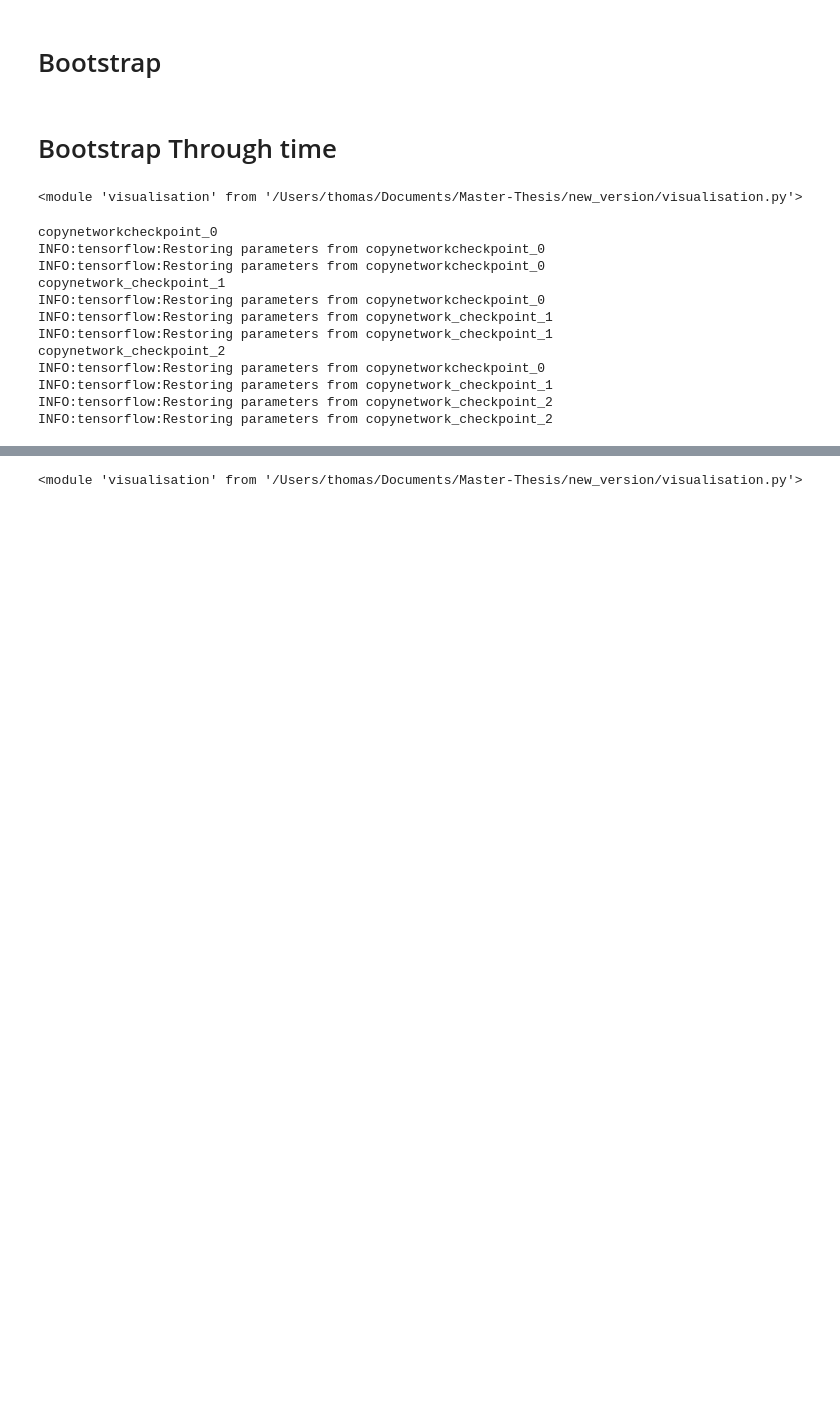
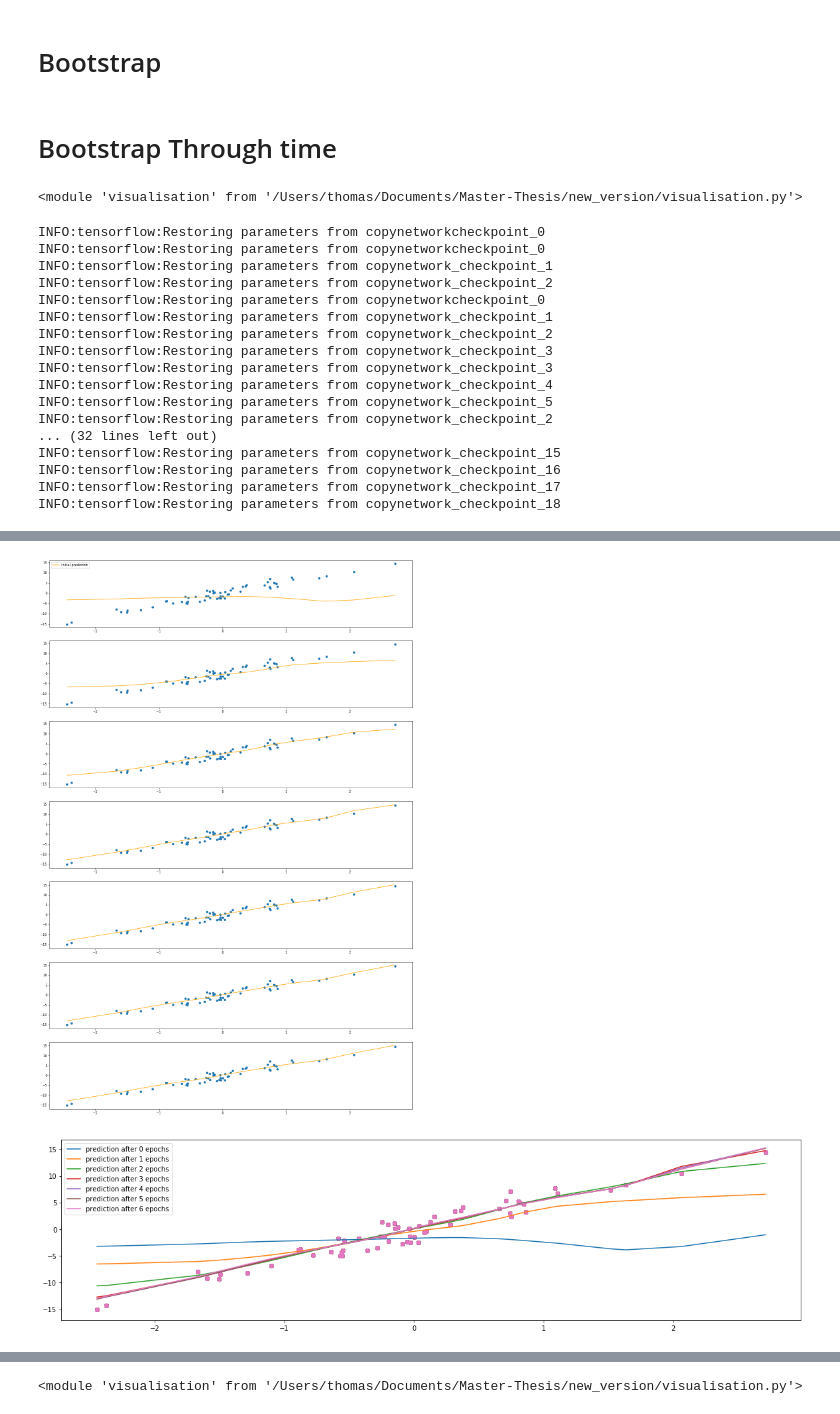
Before and after one commit to wooohoooo/Master-Thesis, a Jupyter notebook: new_version/ensembles.ipynb, the cells around one changed output, grey strips where cells are left out. Saved outputs shown, nothing was run; the diff lists cells and outputs as text; code cells hidden in the pictures; blank space fills up the shorter version.

```diff
--- a/new_version/ensembles.ipynb
+++ b/new_version/ensembles.ipynb
@@ -215,17 +214,22 @@ importlib.reload(visualisation)
 <module 'visualisation' from '/Users/thomas/Documents/Master-Thesis/new_version/visualisation.py'>
 # %%
 #net = EnsembleNetwork(num_epochs=25)#num_epochs = num_epochs,learning_rate=learning_rate,adversarial=False,num_neurons=num_neurons)
-visualisation.visualise(bob,dataset_creation.LinearDataset)
+visualisation.visualise(bob,dataset_creation.LinearDataset,num_meta_epochs=6)
 # %% [output]
-copynetworkcheckpoint_0
 INFO:tensorflow:Restoring parameters from copynetworkcheckpoint_0
-INFO:tensorflow:Restoring parameters from copynetworkcheckpoint_0
-copynetwork_checkpoint_1
-INFO:tensorflow:Restoring parameters from copynetworkcheckpoint_0
-INFO:tensorflow:Restoring parameters from copynetwork_checkpoint_1
-INFO:tensorflow:Restoring parameters from copynetwork_checkpoint_1
-copynetwork_checkpoint_2
 INFO:tensorflow:Restoring parameters from copynetworkcheckpoint_0
 INFO:tensorflow:Restoring parameters from copynetwork_checkpoint_1
 INFO:tensorflow:Restoring parameters from copynetwork_checkpoint_2
+INFO:tensorflow:Restoring parameters from copynetworkcheckpoint_0
+INFO:tensorflow:Restoring parameters from copynetwork_checkpoint_1
 INFO:tensorflow:Restoring parameters from copynetwork_checkpoint_2
+INFO:tensorflow:Restoring parameters from copynetwork_checkpoint_3
+INFO:tensorflow:Restoring parameters from copynetwork_checkpoint_3
+INFO:tensorflow:Restoring parameters from copynetwork_checkpoint_4
+INFO:tensorflow:Restoring parameters from copynetwork_checkpoint_5
+INFO:tensorflow:Restoring parameters from copynetwork_checkpoint_2
+... (32 lines left out)
+INFO:tensorflow:Restoring parameters from copynetwork_checkpoint_15
+INFO:tensorflow:Restoring parameters from copynetwork_checkpoint_16
+INFO:tensorflow:Restoring parameters from copynetwork_checkpoint_17
+INFO:tensorflow:Restoring parameters from copynetwork_checkpoint_18
@@ -231,0 +237,2 @@ INFO:tensorflow:Restoring parameters from copynetwork_checkpoint_2
+[figure, added]
+[figure, added]
```
Also changed, not shown: parts of 5 cells of this notebook, 8 other files.
